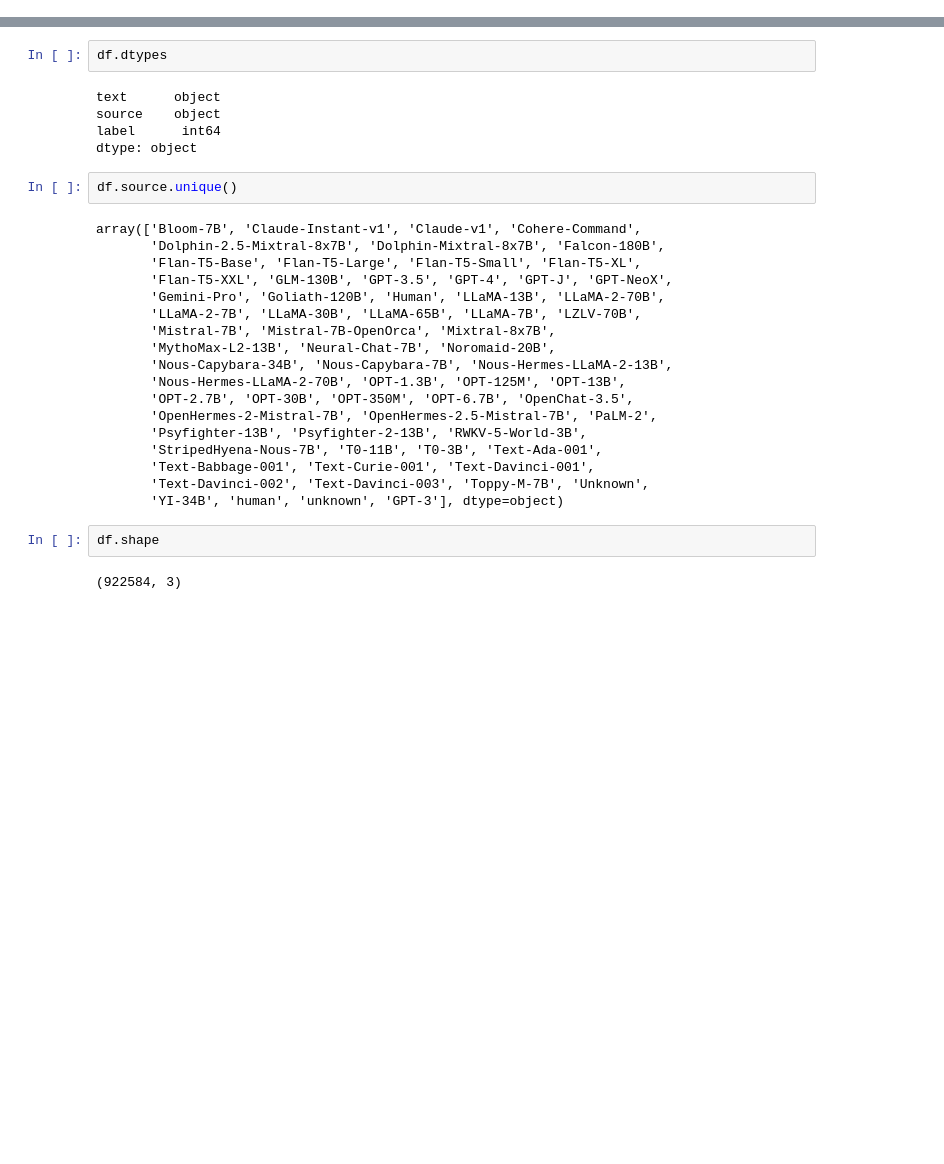
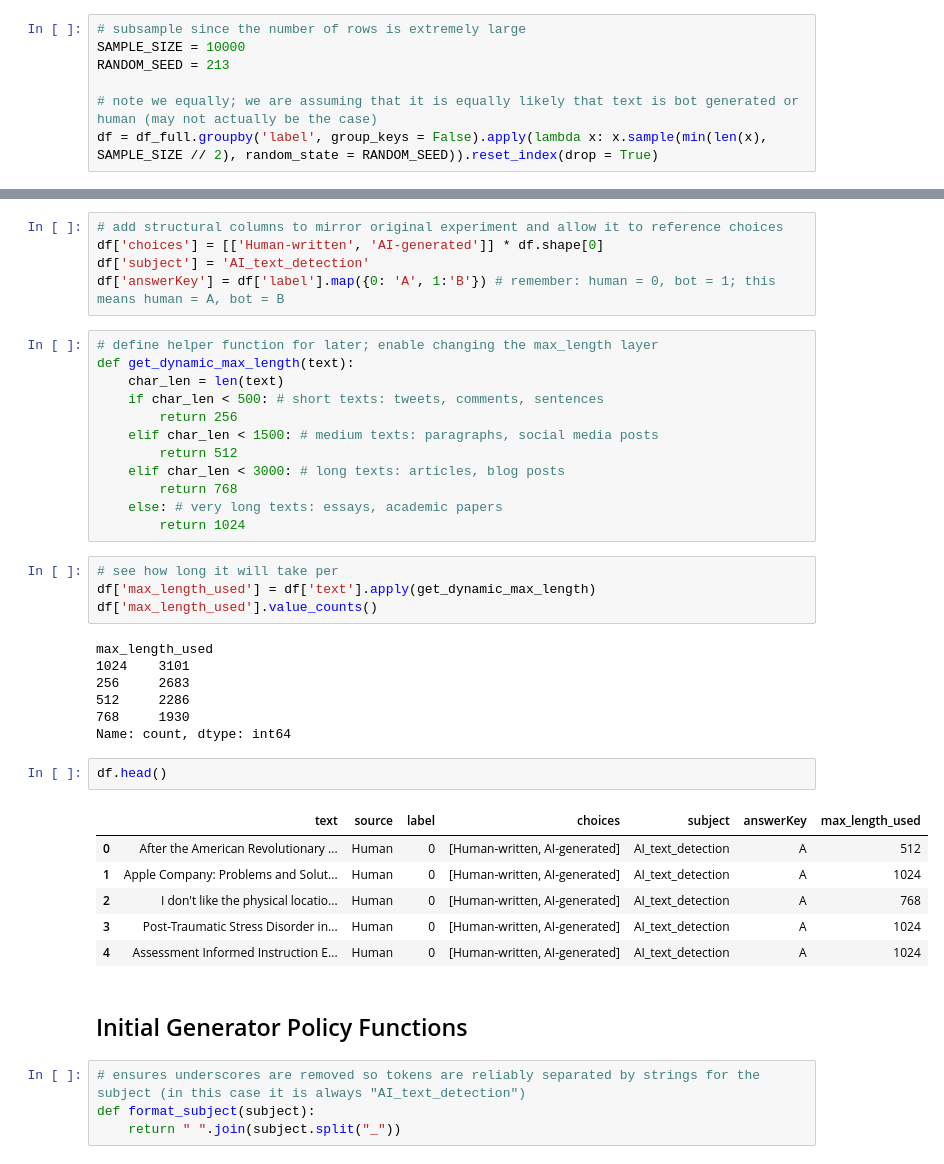
Before and after one commit to christyhui/CHui_MASDS_Thesis_PEG_Application, a Jupyter notebook: chui_thesis_contents/InitialPolicy.ipynb, the cells around one changed output, grey strips where cells are left out. Saved outputs shown, nothing was run; the diff lists cells and outputs as text; blank space fills up the shorter version.

```diff
--- a/chui_thesis_contents/InitialPolicy.ipynb
+++ b/chui_thesis_contents/InitialPolicy.ipynb
@@ -4,0 +50,7 @@ df = pd.read_csv("./data/all_prompts.csv", index_col = 0)
+# %%
+# subsample since the number of rows is extremely large
+SAMPLE_SIZE = 10000
+RANDOM_SEED = 213
+
+# note we equally; we are assuming that it is equally likely that text is bot generated or human (may not actually be the case)
+df = df_full.groupby('label', group_keys = False).apply(lambda x: x.sample(min(len(x), SAMPLE_SIZE // 2), random_state = RANDOM_SEED)).reset_index(drop = True)
@@ -5,31 +69,43 @@ df = pd.read_csv("./data/all_prompts.csv", index_col = 0)
+# %%
+# add structural columns to mirror original experiment and allow it to reference choices
+df['choices'] = [['Human-written', 'AI-generated']] * df.shape[0]
+df['subject'] = 'AI_text_detection'
+df['answerKey'] = df['label'].map({0: 'A', 1:'B'}) # remember: human = 0, bot = 1; this means human = A, bot = B
+# %%
+# define helper function for later; enable changing the max_length layer
+def get_dynamic_max_length(text):
+    char_len = len(text)
+    if char_len < 500: # short texts: tweets, comments, sentences
+        return 256
+    elif char_len < 1500: # medium texts: paragraphs, social media posts
+        return 512
+    elif char_len < 3000: # long texts: articles, blog posts
+        return 768
+    else: # very long texts: essays, academic papers
+        return 1024
+# %%
+# see how long it will take per
+df['max_length_used'] = df['text'].apply(get_dynamic_max_length)
+df['max_length_used'].value_counts()
+# %% [output]
+max_length_used
+1024    3101
+256     2683
+512     2286
+768     1930
+Name: count, dtype: int64
 # %%
-df.dtypes
+df.head()
 # %% [output]
-text      object
-source    object
-label      int64
-dtype: object
+|  | text | source | label | choices | subject | answerKey | max_length_used |
+| 0 | After the American Revolutionary ... | Human | 0 | [Human-written, AI-generated] | AI_text_detection | A | 512 |
+| 1 | Apple Company: Problems and Solut... | Human | 0 | [Human-written, AI-generated] | AI_text_detection | A | 1024 |
+| 2 | I don't like the physical locatio... | Human | 0 | [Human-written, AI-generated] | AI_text_detection | A | 768 |
+| 3 | Post-Traumatic Stress Disorder in... | Human | 0 | [Human-written, AI-generated] | AI_text_detection | A | 1024 |
+| 4 | Assessment Informed Instruction E... | Human | 0 | [Human-written, AI-generated] | AI_text_detection | A | 1024 |
-# %%
-df.source.unique()
-# %% [output]
-array(['Bloom-7B', 'Claude-Instant-v1', 'Claude-v1', 'Cohere-Command',
-       'Dolphin-2.5-Mixtral-8x7B', 'Dolphin-Mixtral-8x7B', 'Falcon-180B',
-       'Flan-T5-Base', 'Flan-T5-Large', 'Flan-T5-Small', 'Flan-T5-XL',
-       'Flan-T5-XXL', 'GLM-130B', 'GPT-3.5', 'GPT-4', 'GPT-J', 'GPT-NeoX',
-       'Gemini-Pro', 'Goliath-120B', 'Human', 'LLaMA-13B', 'LLaMA-2-70B',
-       'LLaMA-2-7B', 'LLaMA-30B', 'LLaMA-65B', 'LLaMA-7B', 'LZLV-70B',
-       'Mistral-7B', 'Mistral-7B-OpenOrca', 'Mixtral-8x7B',
-       'MythoMax-L2-13B', 'Neural-Chat-7B', 'Noromaid-20B',
-       'Nous-Capybara-34B', 'Nous-Capybara-7B', 'Nous-Hermes-LLaMA-2-13B',
-       'Nous-Hermes-LLaMA-2-70B', 'OPT-1.3B', 'OPT-125M', 'OPT-13B',
-       'OPT-2.7B', 'OPT-30B', 'OPT-350M', 'OPT-6.7B', 'OpenChat-3.5',
-       'OpenHermes-2-Mistral-7B', 'OpenHermes-2.5-Mistral-7B', 'PaLM-2',
-       'Psyfighter-13B', 'Psyfighter-2-13B', 'RWKV-5-World-3B',
-       'StripedHyena-Nous-7B', 'T0-11B', 'T0-3B', 'Text-Ada-001',
-       'Text-Babbage-001', 'Text-Curie-001', 'Text-Davinci-001',
-       'Text-Davinci-002', 'Text-Davinci-003', 'Toppy-M-7B', 'Unknown',
-       'YI-34B', 'human', 'unknown', 'GPT-3'], dtype=object)
-# %%
-df.shape
-# %% [output]
-(922584, 3)
+# %% [markdown]
+## Initial Generator Policy Functions
+# %%
+# ensures underscores are removed so tokens are reliably separated by strings for the subject (in this case it is always "AI_text_detection")
+def format_subject(subject):
+    return " ".join(subject.split("_"))
```
Also changed, not shown: parts of 38 cells of this notebook, 9 other files.
